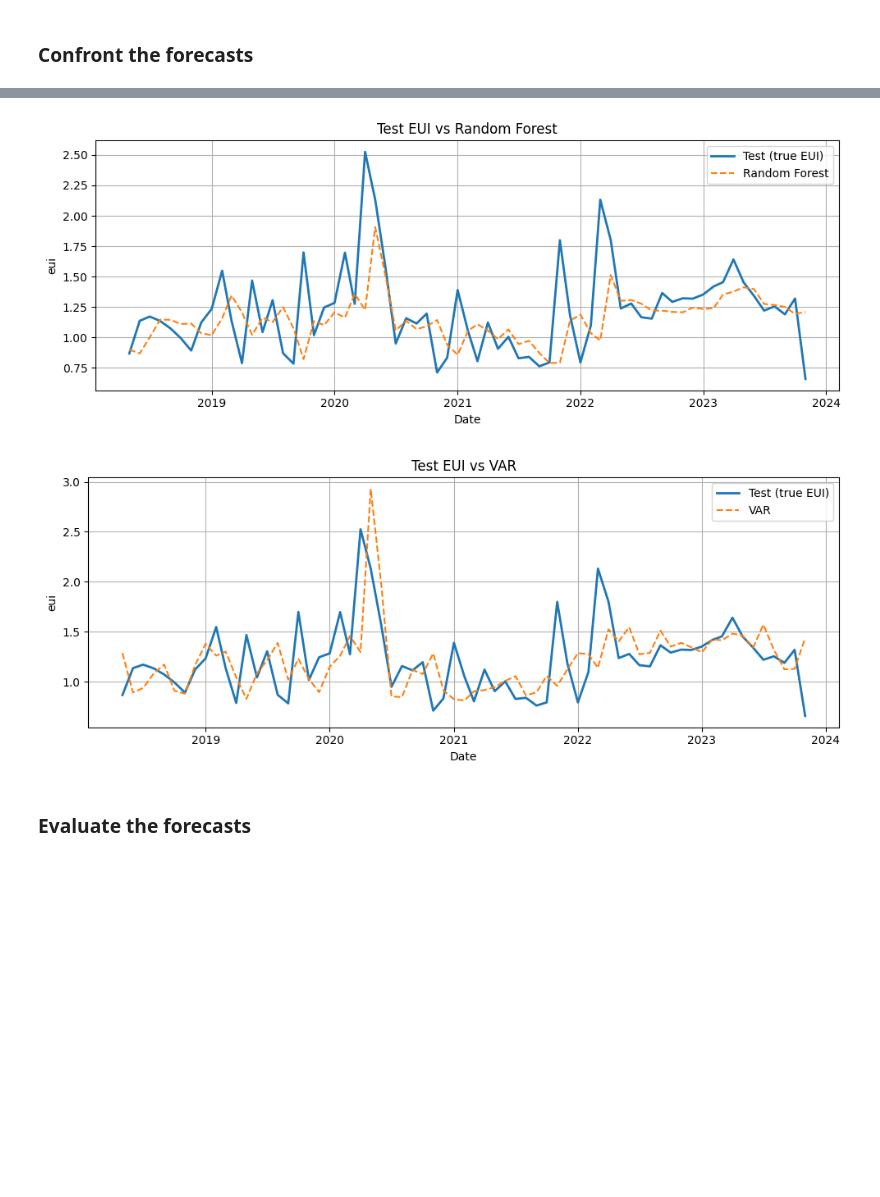
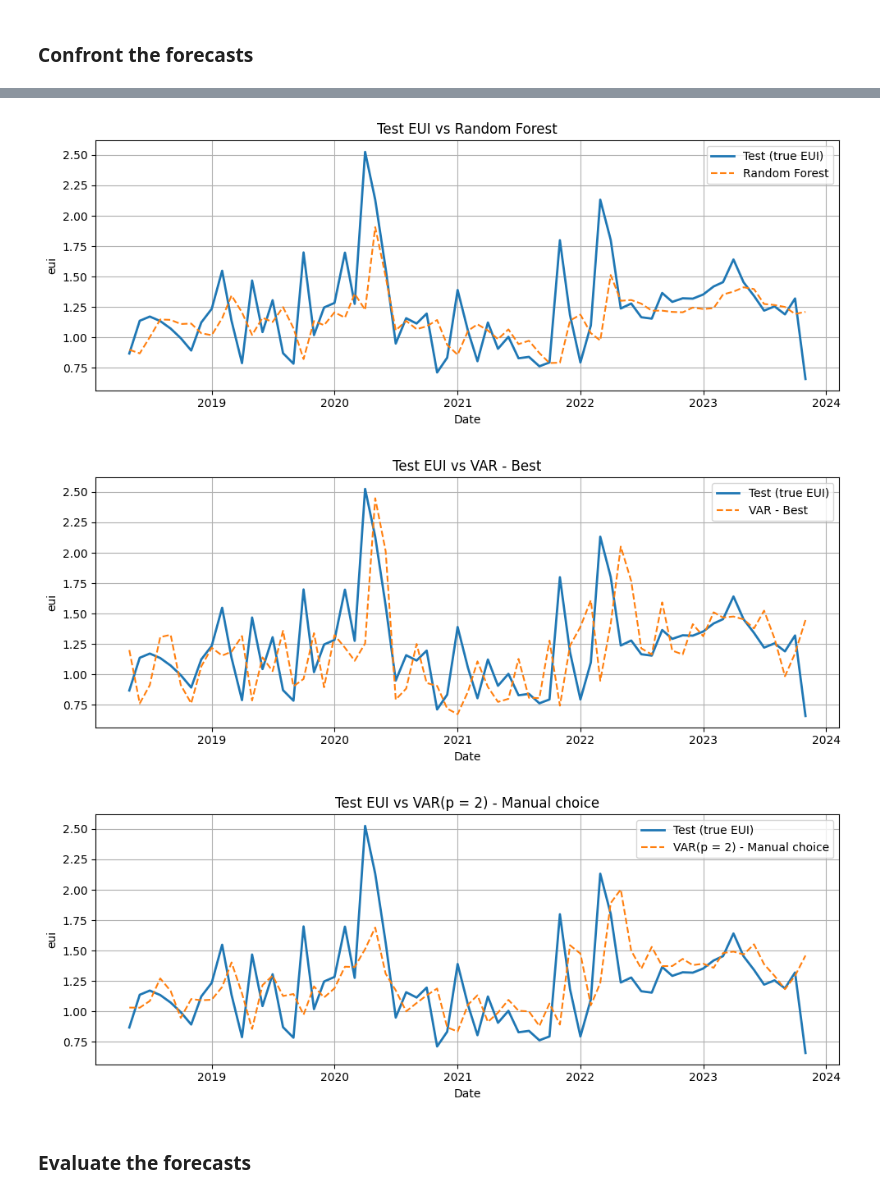
Before and after one commit to alessandro-macchi/bayesian_analysis, a Jupyter notebook: frequentist/frequentist_original.ipynb, the cells around one changed output, grey strips where cells are left out. Cells and saved outputs as stored; diff of their text form; code cells hidden in the pictures; blank space fills up the shorter version.

```diff
--- a/frequentist/frequentist.ipynb
+++ b/frequentist/frequentist_original.ipynb
@@ -597,7 +599,7 @@ endog_full = pd.concat([train_df[var_endog_cols], test_df[var_endog_cols]])
 # -----------------------------
 # 2. Lag order selection (AIC) on TRAIN sample only
 # -----------------------------
-max_lags_var = 4  # adjustable
+max_lags_var = 12  # adjustable
 lag_order_res = VAR(endog_train_var).select_order(maxlags=max_lags_var)
 print(lag_order_res.summary())
 best_lag_var = lag_order_res.selected_orders["aic"]
@@ -724,0 +737,27 @@ Name: var_resid_oos, dtype: float64
+# %%
+# -----------------------------
+# VAR(p = 2) - Manual choice
+# -----------------------------
+
+# Endogenous variables in LOG LEVELS (same as in VAR - Best)
+var_endog_cols = ["log_eui", "log_gpr", "log_cpu", "log_oil_price"]
+
+# TRAIN and TEST endogenous matrices
+endog_train_var = train_df[var_endog_cols].dropna()
+endog_test_var  = test_df[var_endog_cols]
+
+# Combined full sample (needed for expanding window)
+endog_full = pd.concat([train_df[var_endog_cols], test_df[var_endog_cols]])
+
+# -----------------------------
+# 1. Set manual lag order
+# -----------------------------
+manual_lag_var = 2
+print(f"Manual VAR lag order p = {manual_lag_var}")
+
+# -----------------------------
+# 2. Fit VAR(p=2) on entire TRAIN sample
+# -----------------------------
+var_p2_model_train = VAR(endog_train_var)
+var_p2_res_train   = var_p2_model_train.fit(manual_lag_var)
+print(var_p2_res_train.summary())
@@ -1157,7 +1310,8 @@ forecast_dict = {
     f"ARIMA{best_order} - Best": np.exp(arima_best_forecast).reindex(y_true_test.index),
     "ARIMA(2, 0, 1) - Manual choice": np.exp(arima_201_forecast).reindex(y_true_test.index),
     "Random Forest": np.exp(rf_fcast_series).reindex(y_true_test.index),
-    "VAR": np.exp(var_log_eui_forecast).reindex(y_true_test.index),
+    "VAR - Best": np.exp(var_log_eui_forecast).reindex(y_true_test.index),
+    "VAR(p = 2) - Manual choice": np.exp(var_p2_log_eui_forecast).reindex(y_true_test.index),
 }
 
 for model_name, y_hat in forecast_dict.items():
@@ -1167,34 +1321,35 @@ for model_name, y_hat in forecast_dict.items():
     fig, ax = plt.subplots(figsize=(10, 4))
 
     # True values (test)
     ax.plot(
         tmp.index,
         tmp["y_true"],
         label="Test (true EUI)",
         linewidth=2,
     )
 
     # Model forecast
     ax.plot(
         tmp.index,
         tmp["y_hat"],
         label=f"{model_name}",
         linestyle="--",
     )
 
     ax.set_title(f"Test EUI vs {model_name}")
     ax.set_xlabel("Date")
     ax.set_ylabel("eui")
     ax.legend()
     ax.grid(True)
     plt.tight_layout()
     plt.show()
 # %% [output]
 [figure]
 [figure]
 [figure]
 [figure]
-[figure, old version]
+[figure, new version]
+[figure, added]
 # %% [markdown]
 ### Evaluate the forecasts
 # %%
```
Also changed, not shown: parts of 19 cells of this notebook.
